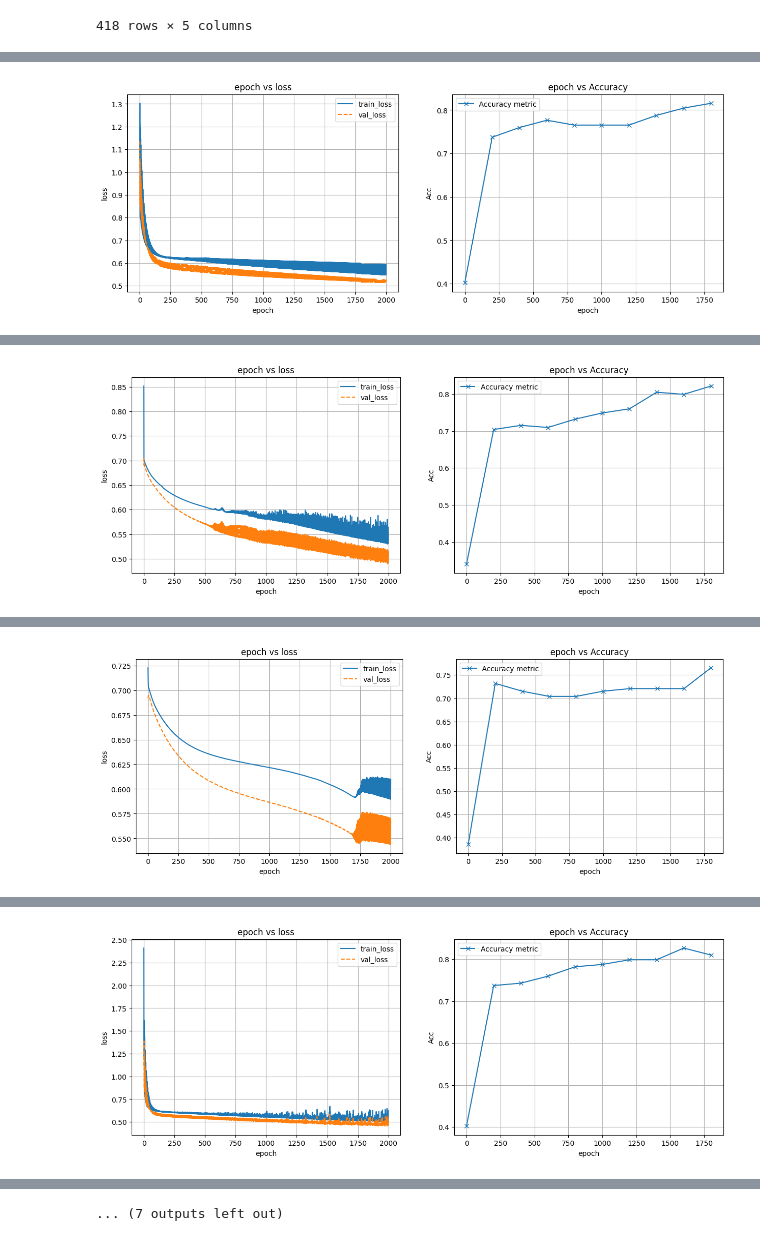
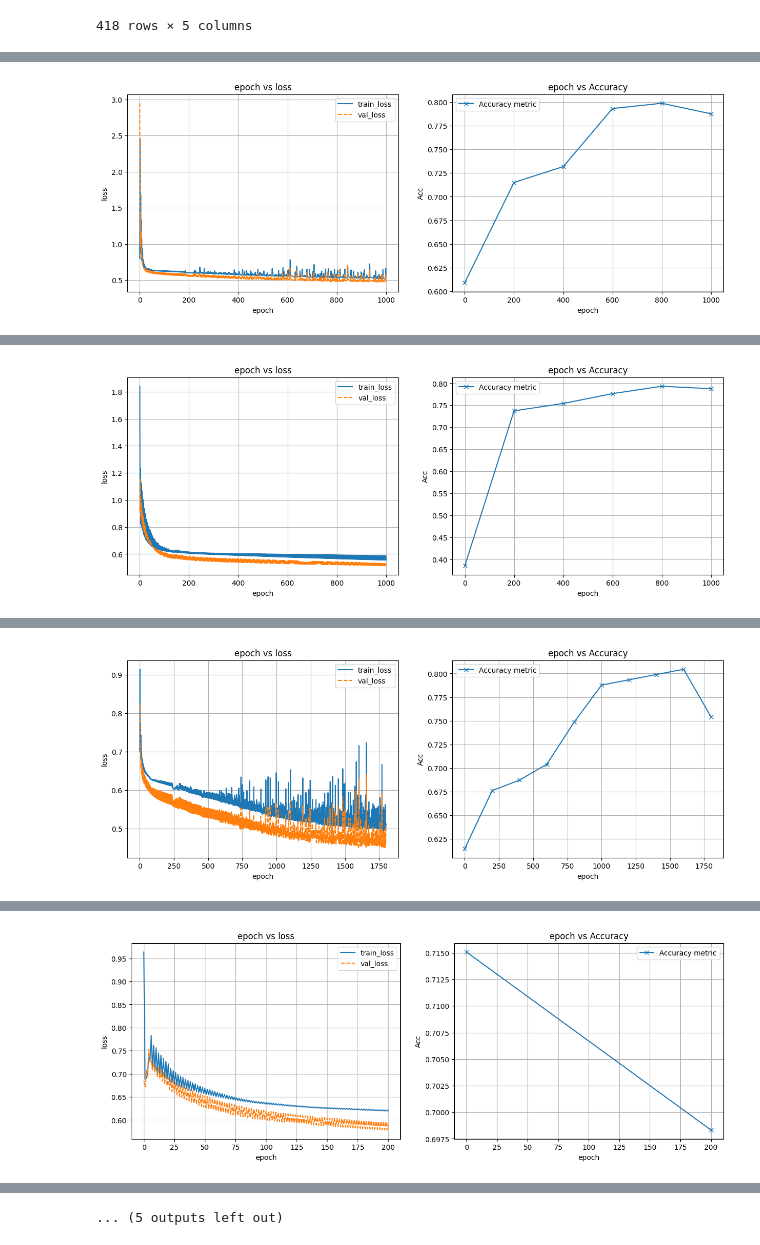
Before and after one commit to Geon-05/kaggle, a Jupyter notebook: titanic-tutorial.ipynb, the cells around one changed output, grey strips where cells are left out. Saved outputs shown, nothing was run; the diff lists cells and outputs as text; code cells hidden in the pictures.

```diff
--- a/titanic-tutorial.ipynb
+++ b/titanic-tutorial.ipynb
@@ -574,14 +574,14 @@ output
 # %%
 output.to_csv('submission.csv', index=False)
 # %%
-def train_test(hidden,linear):
+def train_test(hidden, linear, in_lr=0.005):
     import torch.optim as optim
     from sklearn.metrics import accuracy_score
 
     model = MLPModel(hidden, linear)
     print('{} parameters'.format(sum(p.numel() for p in model.parameters() if p.requires_grad)))
 
-    lr = 0.005
+    lr = in_lr
     optimizer = optim.SGD(model.parameters(), lr=lr)
 
     list_epoch = []
@@ -621,11 +621,15 @@ def train_test(hidden,linear):
             true_y = torch.Tensor(np.array(val_y))
             pred_y = model(input_x).detach().max(dim=1)[1].numpy()
             acc = accuracy_score(true_y, pred_y) # sklearn 쪽 함수들은 true_y 가 먼저, pred_y가 나중에 인자로 들어가는 것에 주의합시다
-            list_acc.append(acc)
+            list_acc.append(float(acc))
             list_acc_epoch.append(i)
             input_x = torch.Tensor(np.array(train_X))
             pred_y = model(input_x).detach().max(dim=1)[1].numpy()
             print('Epoch: ', i,  'Accuracy: ', acc*100, '%')
+
+        if list_acc[-1] < max(list_acc):
+            print('종료 - 정답률이 낮아짐')
+            break
 
     fig = plt.figure(figsize=(15,5))
 
@@ -647,13 +651,21 @@ def train_test(hidden,linear):
     ax2.set_title('epoch vs Accuracy')
 
     plt.show()
+
+    return max(list_acc)
 # %%
-list_hidden = [50, 100, 150]
-list_linear = [1, 2, 3]
+list_hidden = [100, 150]
+list_linear = [1, 2]
+list_lr = [0.01, 0.005]
 
+res = []
 for var1 in list_hidden:
     for var2 in list_linear:
-        print(f'hidden : {var1} // linear : {var2}')
-        train_test(var1,var2)
-        print('='*50)
+        for var3 in list_lr:
+            print(f'hidden : {var1} // linear : {var2} // lr : {var3}')
+            max_acc = train_test(var1,var2,var3)
+            print('='*50)
+            res.append(f'hidden : {var1} // linear : {var2} // lr : {var3} // max_acc : {max_acc}')
+for i in res:
+    print(i)
 # %% [output]
@@ -672,2 +681,2 @@ Epoch:  1800 Accuracy:  81.56424581005587 %
-[figure, old version]
+[figure, new version]
 ==================================================
@@ -686,2 +692,2 @@ Epoch:  1800 Accuracy:  82.12290502793296 %
-[figure, old version]
+[figure, new version]
 ==================================================
@@ -700,2 +707,2 @@ Epoch:  1800 Accuracy:  76.53631284916202 %
-[figure, old version]
+[figure, new version]
 ==================================================
@@ -714,2 +714,2 @@ Epoch:  1800 Accuracy:  81.00558659217877 %
-[figure, old version]
+[figure, new version]
 ==================================================
@@ -743 +739 @@ Epoch:  1800 Accuracy:  79.3296089385475 %
-... (7 outputs left out)
+... (5 outputs left out)
```
Also changed, not shown: parts of 4 cells of this notebook.
